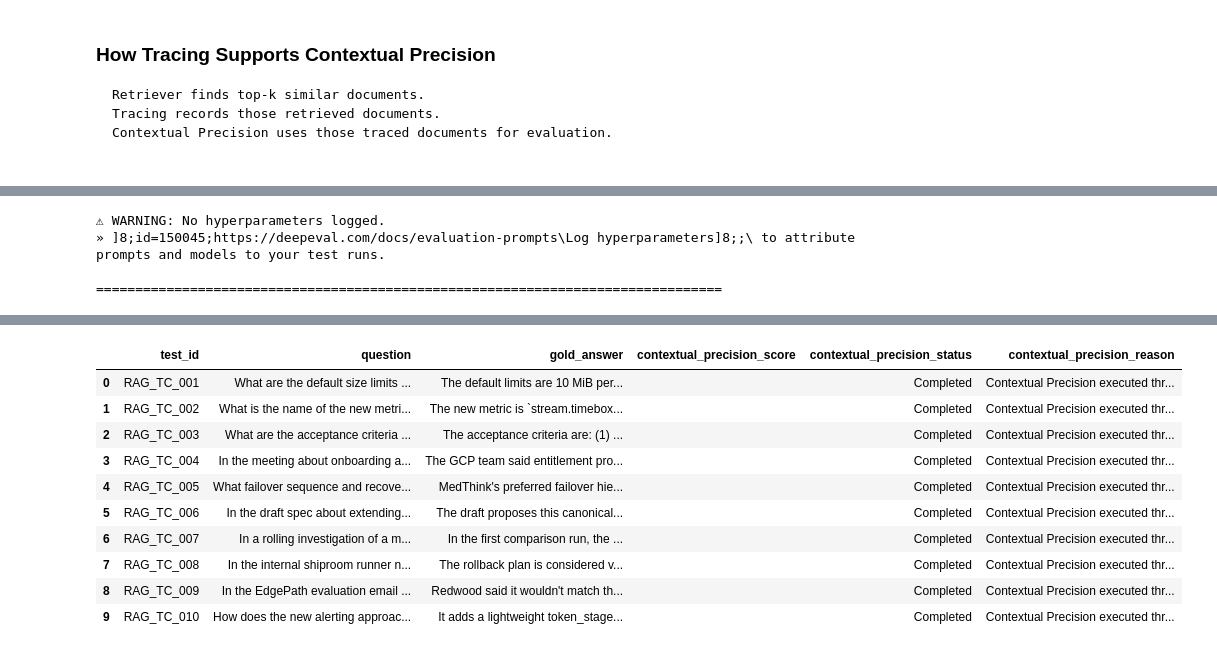
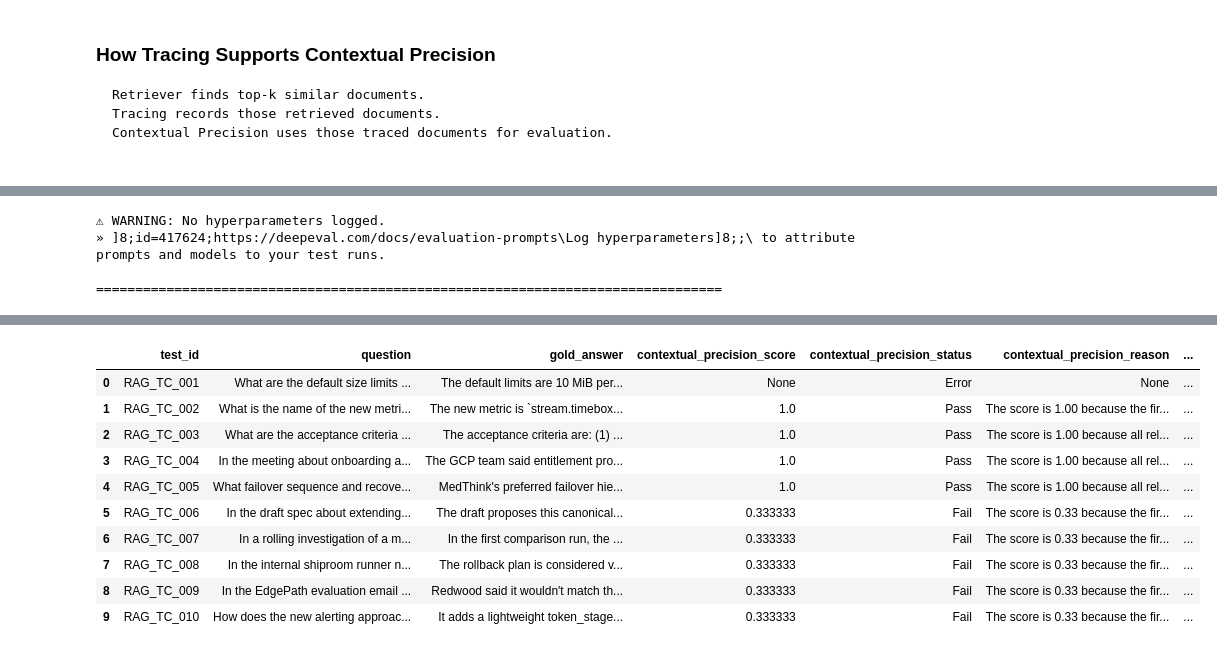
Before and after one commit to Raghul-source/rag-pipeline-evaluation, a Jupyter notebook: RAG_Pipeline_Evaluation_ETL_and_Embedding_Check_v2.ipynb, the cells around one changed output, grey strips where cells are left out. Saved outputs shown, nothing was run; the diff lists cells and outputs as text; code cells hidden in the pictures.

```diff
--- a/RAG_Pipeline_Evaluation_ETL_and_Embedding_Check_v2.ipynb
+++ b/RAG_Pipeline_Evaluation_ETL_and_Embedding_Check_v2.ipynb
@@ -1613,7 +1613,7 @@ Contextual Precision uses those traced documents for evaluation.
 
 from deepeval.evaluate import ErrorConfig, AsyncConfig
 from deepeval.dataset import Golden, EvaluationDataset
-from deepeval.metrics import ContextualPrecisionMetric
+from deepeval.metrics import ContextualPrecisionMetric, ContextualRecallMetric
 
 
 # Create result columns for Contextual Precision.
@@ -1622,14 +1622,25 @@ qa_df["contextual_precision_status"] = ""
 qa_df["contextual_precision_reason"] = ""
 
 
+qa_df["contextual_recall_score"] = ""
+qa_df["contextual_recall_status"] = ""
+qa_df["contextual_recall_reason"] = ""
+
+
 # Create DeepEval Contextual Precision metric.
 # Groq is used as the evaluation judge through our custom wrapper.
 contextual_precision_metric = ContextualPrecisionMetric(
-    threshold=0.7,
+    threshold=0.6,
     model=groq_model,
     include_reason=True
 )
 
+
+contextual_recall_metric = ContextualRecallMetric(
+    threshold=0.6,
+    model=groq_model,
+    include_reason=True
+)
 
 # Create Golden test cases from qa_df.
 # Each Golden contains:
@@ -1666,7 +1677,7 @@ import time
 
 for row_index, golden in enumerate(
     evaluation_dataset.evals_iterator(
-        metrics=[contextual_precision_metric],
+        metrics=[contextual_precision_metric, contextual_recall_metric],
         error_config=ErrorConfig(ignore_errors=True),
         async_config=AsyncConfig(run_async=False)
     )
@@ -1698,12 +1709,42 @@ for row_index, golden in enumerate(
         """
                 # In tracing style, DeepEval prints the metric result through evals_iterator.
         # So we do not manually compare contextual_precision_metric.score here.
-        qa_df.loc[row_index, "contextual_precision_status"] = "Completed"
-        qa_df.loc[row_index, "contextual_precision_reason"] = "Contextual Precision executed through DeepEval trace."
+        #qa_df.loc[row_index, "contextual_precision_status"] = "Completed"
+        #qa_df.loc[row_index, "contextual_precision_reason"] = "Contextual Precision executed through DeepEval trace."
+
+        score = contextual_precision_metric.score
+        reason = contextual_precision_metric.reason
+
+        qa_df.loc[row_index, "contextual_precision_score"] = score
+        qa_df.loc[row_index, "contextual_precision_reason"] = reason
+
+        if score is None:
+            qa_df.loc[row_index, "contextual_precision_status"] = "Error"
+        elif score >= 0.6:
+            qa_df.loc[row_index, "contextual_precision_status"] = "Pass"
+        else:
+            qa_df.loc[row_index, "contextual_precision_status"] = "Fail"
+
+
+        recall_score = contextual_recall_metric.score
+        recall_reason = contextual_recall_metric.reason
+
+        qa_df.loc[row_index, "contextual_recall_score"] = recall_score
+        qa_df.loc[row_index, "contextual_recall_reason"] = recall_reason
+
+        if recall_score is None:
+            qa_df.loc[row_index, "contextual_recall_status"] = "Error"
+        elif recall_score >= 0.6:
+            qa_df.loc[row_index, "contextual_recall_status"] = "Pass"
+        else:
+            qa_df.loc[row_index, "contextual_recall_status"] = "Fail"
 
     except Exception as error:
         qa_df.loc[row_index, "contextual_precision_status"] = "Error"
         qa_df.loc[row_index, "contextual_precision_reason"] = str(error)
+
+        qa_df.loc[row_index, "contextual_recall_status"] = "Error"
+        qa_df.loc[row_index, "contextual_recall_reason"] = str(error)
 
         print("Error:", qa_df.loc[row_index, "test_id"], error)
 
@@ -1720,7 +1761,10 @@ display(
             "gold_answer",
             "contextual_precision_score",
             "contextual_precision_status",
-            "contextual_precision_reason"
+            "contextual_precision_reason",
+            "contextual_recall_score",
+            "contextual_recall_status",
+            "contextual_recall_reason"
         ]
     ]
 )
@@ -1748,5 +1792,5 @@ display(
 [interactive output not drawn]
 ⚠ WARNING: No hyperparameters logged.
-» ]8;id=150045;https://deepeval.com/docs/evaluation-prompts\Log hyperparameters]8;;\ to attribute prompts and models to your test runs.
+» ]8;id=417624;https://deepeval.com/docs/evaluation-prompts\Log hyperparameters]8;;\ to attribute prompts and models to your test runs.
 
 ================================================================================
@@ -1756,19 +1800,19 @@ display(
 
  ================================================================================
 
 » Want to share evals with your team, or a place for your test cases to live? ❤️ 🏡
   » Run 'deepeval view' to analyze and save testing results on Confident AI.
-|  | test_id | question | gold_answer | contextual_precision_score | contextual_precision_status | contextual_precision_reason |
-| 0 | RAG_TC_001 | What are the default size limits ... | The default limits are 10 MiB per... |  | Completed | Contextual Precision executed thr... |
-| 1 | RAG_TC_002 | What is the name of the new metri... | The new metric is `stream.timebox... |  | Completed | Contextual Precision executed thr... |
-| 2 | RAG_TC_003 | What are the acceptance criteria ... | The acceptance criteria are: (1) ... |  | Completed | Contextual Precision executed thr... |
-| 3 | RAG_TC_004 | In the meeting about onboarding a... | The GCP team said entitlement pro... |  | Completed | Contextual Precision executed thr... |
-| 4 | RAG_TC_005 | What failover sequence and recove... | MedThink's preferred failover hie... |  | Completed | Contextual Precision executed thr... |
-| 5 | RAG_TC_006 | In the draft spec about extending... | The draft proposes this canonical... |  | Completed | Contextual Precision executed thr... |
-| 6 | RAG_TC_007 | In a rolling investigation of a m... | In the first comparison run, the ... |  | Completed | Contextual Precision executed thr... |
-| 7 | RAG_TC_008 | In the internal shiproom runner n... | The rollback plan is considered v... |  | Completed | Contextual Precision executed thr... |
-| 8 | RAG_TC_009 | In the EdgePath evaluation email ... | Redwood said it wouldn't match th... |  | Completed | Contextual Precision executed thr... |
-| 9 | RAG_TC_010 | How does the new alerting approac... | It adds a lightweight token_stage... |  | Completed | Contextual Precision executed thr... |
+|  | test_id | question | gold_answer | contextual_precision_score | contextual_precision_status | contextual_precision_reason | ... |
+| 0 | RAG_TC_001 | What are the default size limits ... | The default limits are 10 MiB per... | None | Error | None | ... |
+| 1 | RAG_TC_002 | What is the name of the new metri... | The new metric is `stream.timebox... | 1.0 | Pass | The score is 1.00 because the fir... | ... |
+| 2 | RAG_TC_003 | What are the acceptance criteria ... | The acceptance criteria are: (1) ... | 1.0 | Pass | The score is 1.00 because all rel... | ... |
+| 3 | RAG_TC_004 | In the meeting about onboarding a... | The GCP team said entitlement pro... | 1.0 | Pass | The score is 1.00 because all rel... | ... |
+| 4 | RAG_TC_005 | What failover sequence and recove... | MedThink's preferred failover hie... | 1.0 | Pass | The score is 1.00 because all rel... | ... |
+| 5 | RAG_TC_006 | In the draft spec about extending... | The draft proposes this canonical... | 0.333333 | Fail | The score is 0.33 because the fir... | ... |
+| 6 | RAG_TC_007 | In a rolling investigation of a m... | In the first comparison run, the ... | 0.333333 | Fail | The score is 0.33 because the fir... | ... |
+| 7 | RAG_TC_008 | In the internal shiproom runner n... | The rollback plan is considered v... | 0.333333 | Fail | The score is 0.33 because the fir... | ... |
+| 8 | RAG_TC_009 | In the EdgePath evaluation email ... | Redwood said it wouldn't match th... | 0.333333 | Fail | The score is 0.33 because the fir... | ... |
+| 9 | RAG_TC_010 | How does the new alerting approac... | It adds a lightweight token_stage... | 0.333333 | Fail | The score is 0.33 because the fir... | ... |
 # %%
 # Save and download Contextual Precision tracing result
 
```
Also changed, not shown: parts of 7 cells of this notebook, 2 other files.
